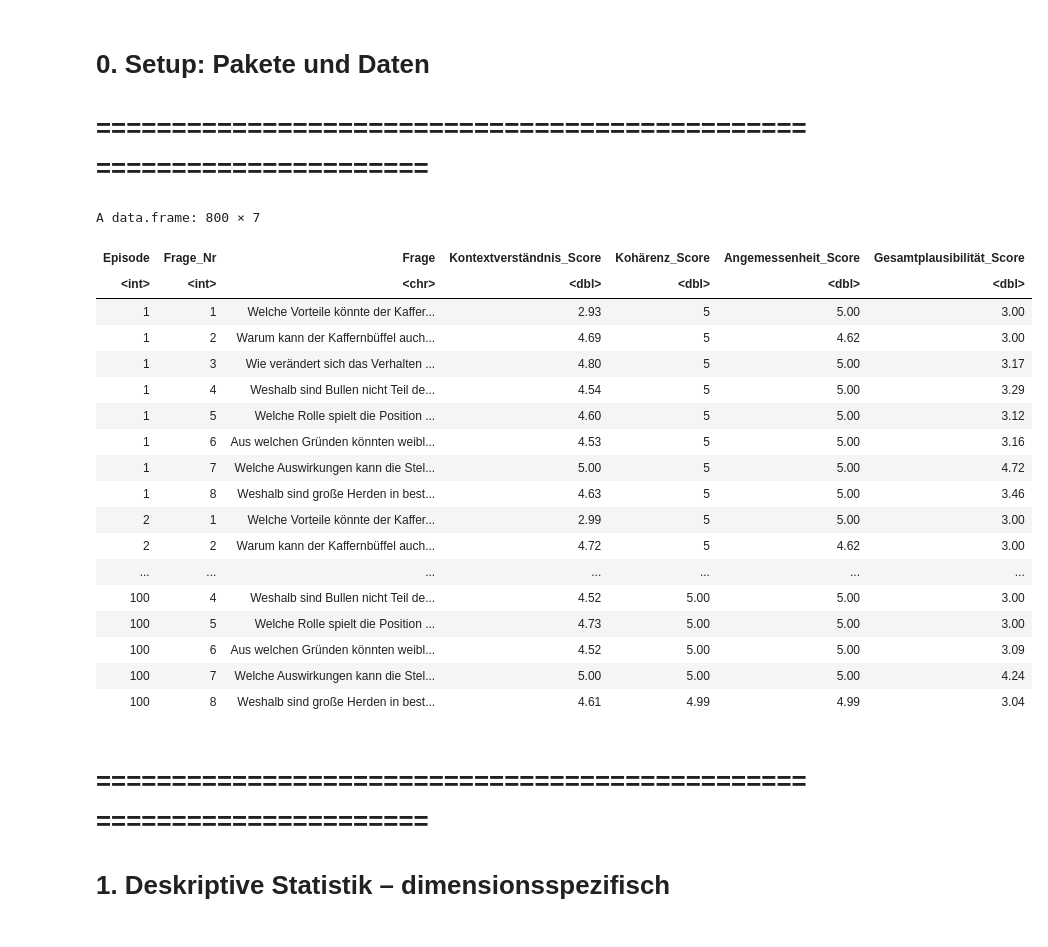
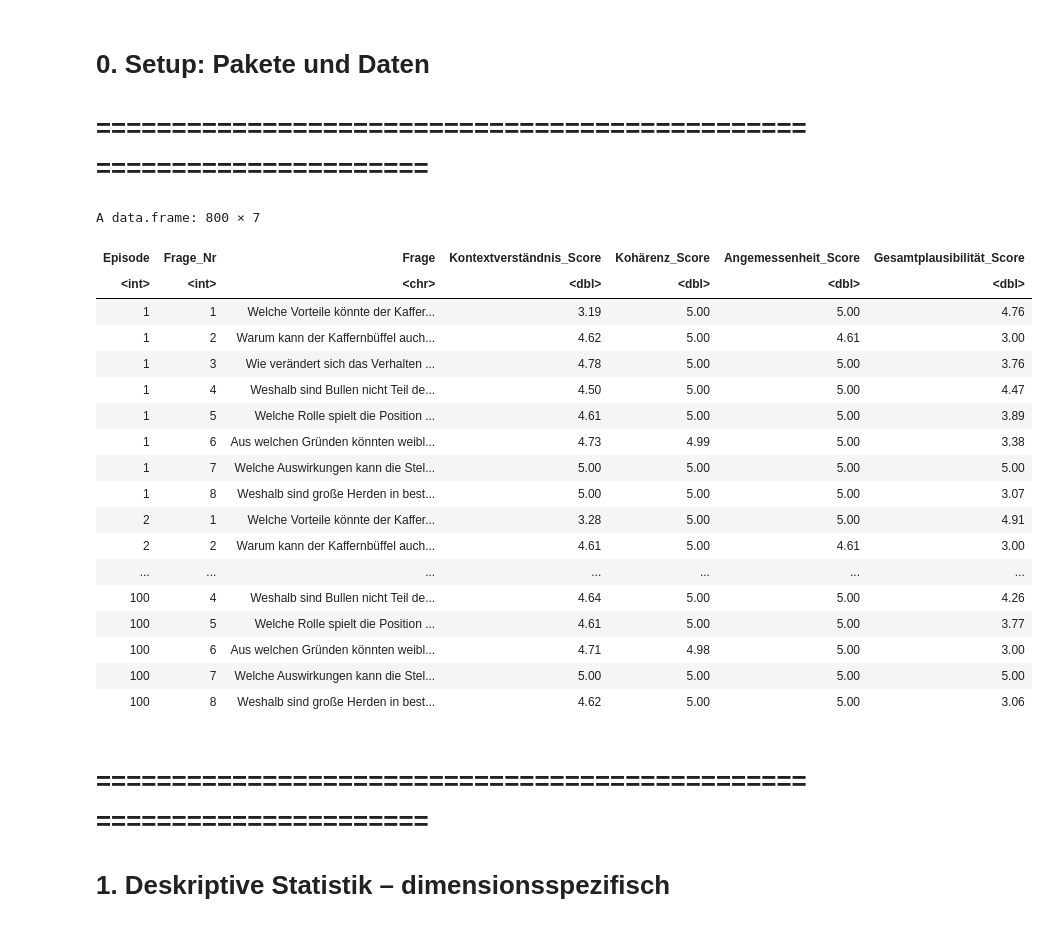
Before and after one commit to Joern99/Bachelorarbeit, a Jupyter notebook: technische Umsetzung/Diagramme/LLM as a judge.ipynb, the cells around one changed output. Saved outputs shown, nothing was run; the diff lists cells and outputs as text; code cells hidden in the pictures.

```diff
--- a/technische Umsetzung/Diagramme/LLM as a judge.ipynb
+++ b/technische Umsetzung/Diagramme/LLM as a judge.ipynb
@@ -7,38 +7,38 @@ Kendall W über die Dimensionen
 # %%
 library(dplyr)
 library(tidyr)
 library(ggplot2)
 library(reshape2)
 library(knitr)
 library(irr)
 library(tikzDevice)
 library(scales)
 setwd("/Users/joern.ahlert/Desktop/Bachelorarbeit")
 
 df <- read.csv(file.path("technische Umsetzung", "LLM as a judge",
-                         "llm_evaluation_results_100_episodes.csv"))
+                         "llm_evaluation_results_100_episodes_temp1.0.csv"))
 
 View(df)
 # %% [output]
 A data.frame: 800 × 7
 | Episode | Frage_Nr | Frage | Kontextverständnis_Score | Kohärenz_Score | Angemessenheit_Score | Gesamtplausibilität_Score |
 | <int> | <int> | <chr> | <dbl> | <dbl> | <dbl> | <dbl> |
-| 1 | 1 | Welche Vorteile könnte der Kaffer... | 2.93 | 5 | 5.00 | 3.00 |
-| 1 | 2 | Warum kann der Kaffernbüffel auch... | 4.69 | 5 | 4.62 | 3.00 |
-| 1 | 3 | Wie verändert sich das Verhalten ... | 4.80 | 5 | 5.00 | 3.17 |
-| 1 | 4 | Weshalb sind Bullen nicht Teil de... | 4.54 | 5 | 5.00 | 3.29 |
-| 1 | 5 | Welche Rolle spielt die Position ... | 4.60 | 5 | 5.00 | 3.12 |
-| 1 | 6 | Aus welchen Gründen könnten weibl... | 4.53 | 5 | 5.00 | 3.16 |
-| 1 | 7 | Welche Auswirkungen kann die Stel... | 5.00 | 5 | 5.00 | 4.72 |
-| 1 | 8 | Weshalb sind große Herden in best... | 4.63 | 5 | 5.00 | 3.46 |
-| 2 | 1 | Welche Vorteile könnte der Kaffer... | 2.99 | 5 | 5.00 | 3.00 |
-| 2 | 2 | Warum kann der Kaffernbüffel auch... | 4.72 | 5 | 4.62 | 3.00 |
+| 1 | 1 | Welche Vorteile könnte der Kaffer... | 3.19 | 5.00 | 5.00 | 4.76 |
+| 1 | 2 | Warum kann der Kaffernbüffel auch... | 4.62 | 5.00 | 4.61 | 3.00 |
+| 1 | 3 | Wie verändert sich das Verhalten ... | 4.78 | 5.00 | 5.00 | 3.76 |
+| 1 | 4 | Weshalb sind Bullen nicht Teil de... | 4.50 | 5.00 | 5.00 | 4.47 |
+| 1 | 5 | Welche Rolle spielt die Position ... | 4.61 | 5.00 | 5.00 | 3.89 |
+| 1 | 6 | Aus welchen Gründen könnten weibl... | 4.73 | 4.99 | 5.00 | 3.38 |
+| 1 | 7 | Welche Auswirkungen kann die Stel... | 5.00 | 5.00 | 5.00 | 5.00 |
+| 1 | 8 | Weshalb sind große Herden in best... | 5.00 | 5.00 | 5.00 | 3.07 |
+| 2 | 1 | Welche Vorteile könnte der Kaffer... | 3.28 | 5.00 | 5.00 | 4.91 |
+| 2 | 2 | Warum kann der Kaffernbüffel auch... | 4.61 | 5.00 | 4.61 | 3.00 |
 | ... | ... | ... | ... | ... | ... | ... |
-| 100 | 4 | Weshalb sind Bullen nicht Teil de... | 4.52 | 5.00 | 5.00 | 3.00 |
-| 100 | 5 | Welche Rolle spielt die Position ... | 4.73 | 5.00 | 5.00 | 3.00 |
-| 100 | 6 | Aus welchen Gründen könnten weibl... | 4.52 | 5.00 | 5.00 | 3.09 |
-| 100 | 7 | Welche Auswirkungen kann die Stel... | 5.00 | 5.00 | 5.00 | 4.24 |
-| 100 | 8 | Weshalb sind große Herden in best... | 4.61 | 4.99 | 4.99 | 3.04 |
+| 100 | 4 | Weshalb sind Bullen nicht Teil de... | 4.64 | 5.00 | 5.00 | 4.26 |
+| 100 | 5 | Welche Rolle spielt die Position ... | 4.61 | 5.00 | 5.00 | 3.77 |
+| 100 | 6 | Aus welchen Gründen könnten weibl... | 4.71 | 4.98 | 5.00 | 3.00 |
+| 100 | 7 | Welche Auswirkungen kann die Stel... | 5.00 | 5.00 | 5.00 | 5.00 |
+| 100 | 8 | Weshalb sind große Herden in best... | 4.62 | 5.00 | 5.00 | 3.06 |
 # %% [markdown]
 # =====================================================================
 # 1. Deskriptive Statistik – dimensionsspezifisch
```
Also changed, not shown: parts of 11 cells of this notebook, 14 other files.
